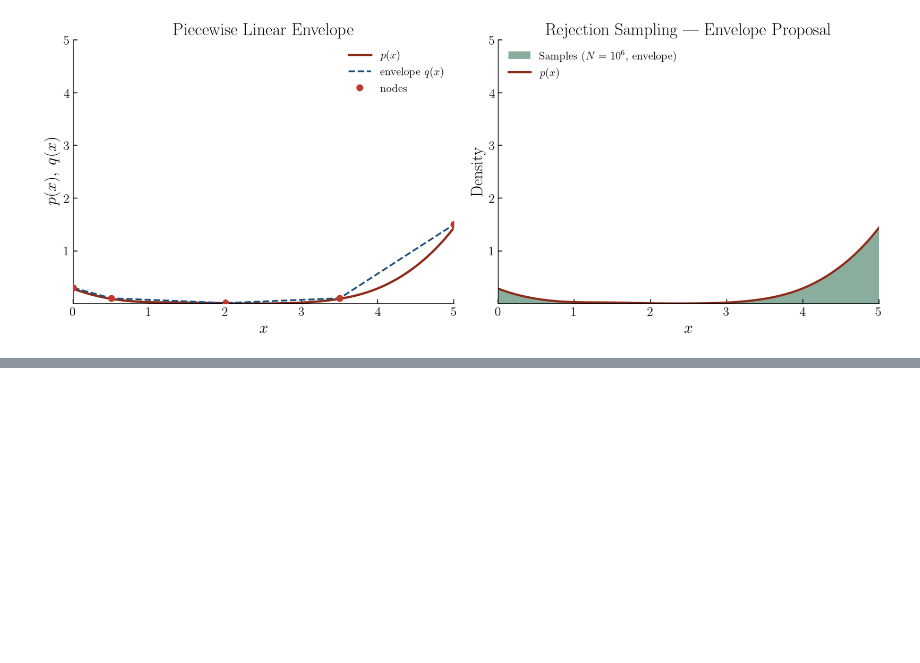
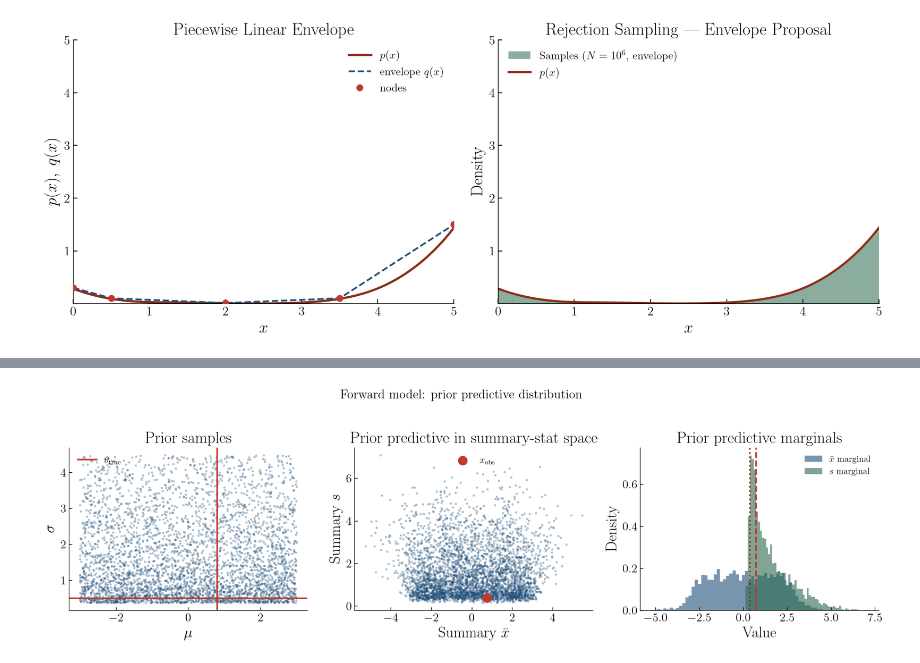
Before and after one commit to rreischke/astrostat_2026, a Jupyter notebook: sheets/sheet_6_solution.ipynb, the cells around one changed output, grey strips where cells are left out. Drawn from its saved outputs; the diff is of its cells as text; code cells hidden in the pictures; blank space fills up the shorter version.

```diff
--- a/sheets/sheet_6_solution.ipynb
+++ b/sheets/sheet_6_solution.ipynb
@@ -518,0 +597,51 @@ Improvement vs uniform: 2.71x lower rejection rate
+# %%
+# -- Prior predictive distribution: what does the simulator produce? ----------
+N_PRIOR = 4000
+theta_pp, x_pp = simulate_for_sbi(sim_w, prior_p, N_PRIOR, show_progress_bar=False)
+theta_pp_np = theta_pp.numpy()
+x_pp_np     = x_pp.numpy()
+
+fig, axes = plt.subplots(1, 3, figsize=(15, 4.5))
+
+# Left: prior samples in (mu, sigma) space
+ax = axes[0]
+ax.scatter(theta_pp_np[:, 0], np.exp(theta_pp_np[:, 1]),
+           s=4, alpha=0.25, c='#1f4e79', rasterized=True)
+ax.axvline(THETA_TRUE[0], color='#c0392b', lw=2, label=r'$\theta_{\rm true}$')
+ax.axhline(np.exp(THETA_TRUE[1]), color='#c0392b', lw=2)
+ax.set_xlabel(r'$\mu$'); ax.set_ylabel(r'$\sigma$')
+ax.set_title('Prior samples')
+ax.legend(fontsize=12)
+
+# Middle: prior predictive in summary-stat space
+ax = axes[1]
+ax.scatter(x_pp_np[:, 0], x_pp_np[:, 1],
+           s=4, alpha=0.25, c='#1f4e79', rasterized=True)
+ax.scatter(*X_OBS, s=120, c='#c0392b', zorder=5,
+           label=r'$x_{\rm obs}$')
+ax.set_xlabel(r'Summary $\bar{x}$')
+ax.set_ylabel(r'Summary $s$')
+ax.set_title('Prior predictive in summary-stat space')
+ax.legend(fontsize=12)
+
+# Right: marginal distributions of x_bar and s
+ax = axes[2]
+ax.hist(x_pp_np[:, 0], bins=60, density=True, alpha=0.6,
+        color='#1f4e79', label=r'$\bar x$ marginal')
+ax.hist(x_pp_np[:, 1], bins=60, density=True, alpha=0.6,
+        color='#2d6a4f', label=r'$s$ marginal')
+ax.axvline(X_OBS[0], color='#c0392b', lw=2, ls='--')
+ax.axvline(X_OBS[1], color='#8c2d19', lw=2, ls=':')
+ax.set_xlabel('Value'); ax.set_ylabel('Density')
+ax.set_title('Prior predictive marginals')
+ax.legend(fontsize=11)
+
+for ax in axes:
+    ax.tick_params(direction='in', length=4)
+
+plt.suptitle('Forward model: prior predictive distribution', y=1.02, fontsize=16)
+plt.tight_layout()
+plt.savefig('summary_output/sbi_prior_predictive.pdf', bbox_inches='tight')
+plt.show()
+# %% [output]
+[figure, added]
```
Also changed, not shown: parts of 13 cells of this notebook, 20 other files.
